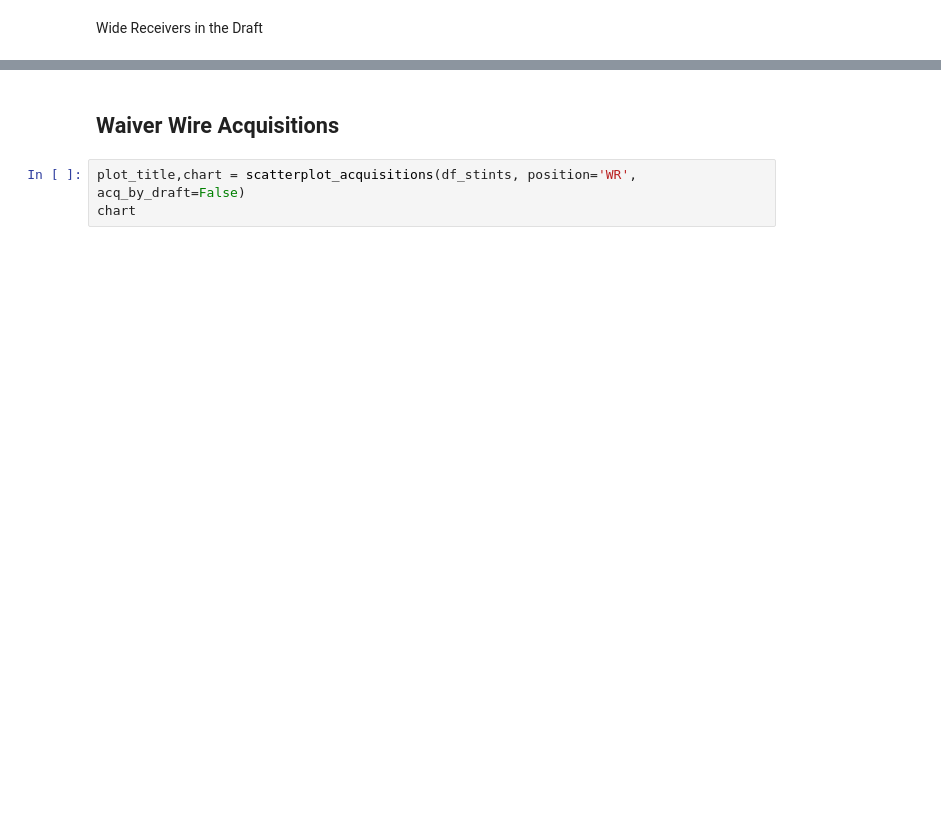
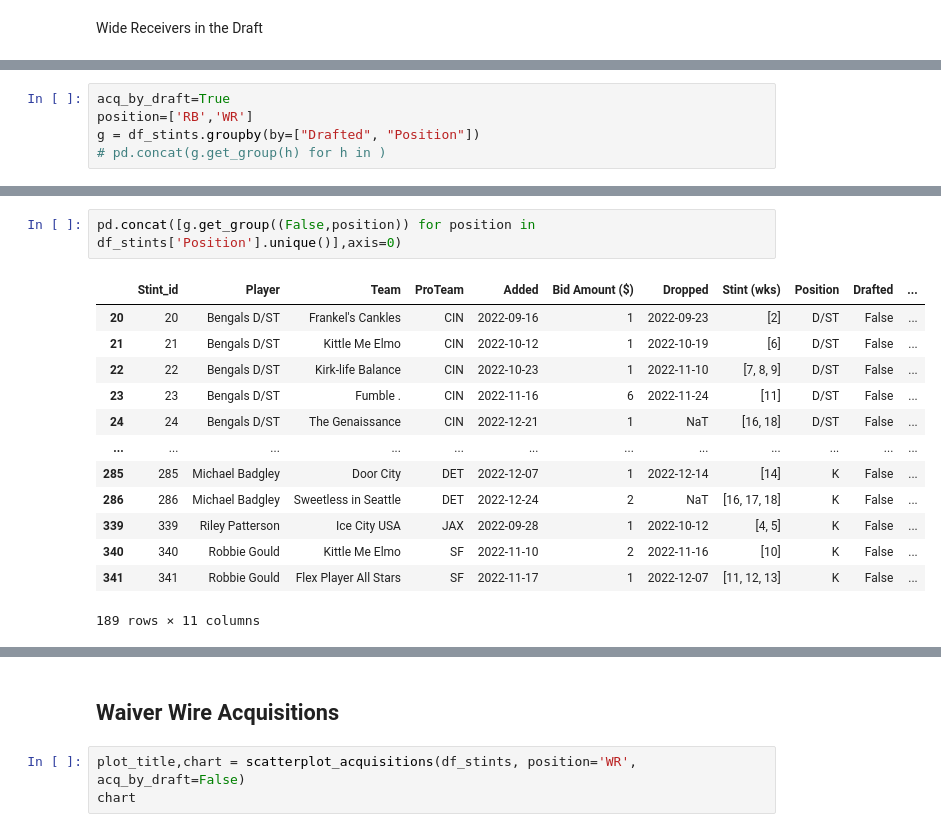
Before and after one commit to jon-cheng/espnff, a Jupyter notebook: notebooks/2023-03-09_FF_nb.ipynb, the cells around one changed output, grey strips where cells are left out. Cells and saved outputs as stored; diff of their text form; blank space fills up the shorter version.

```diff
--- a/notebooks/2023-03-09_FF_nb.ipynb
+++ b/notebooks/2023-03-09_FF_nb.ipynb
@@ -97,0 +195,5 @@ Wide Receivers in the Draft
+# %%
+acq_by_draft=True
+position=['RB','WR']
+g = df_stints.groupby(by=["Drafted", "Position"])
+# pd.concat(g.get_group(h) for h in )
@@ -97,0 +224,16 @@ Wide Receivers in the Draft
+# %%
+pd.concat([g.get_group((False,position)) for position in df_stints['Position'].unique()],axis=0)
+# %% [output]
+|  | Stint_id | Player | Team | ProTeam | Added | Bid Amount ($) | Dropped | Stint (wks) | Position | Drafted | ... |
+| 20 | 20 | Bengals D/ST | Frankel's Cankles | CIN | 2022-09-16 | 1 | 2022-09-23 | [2] | D/ST | False | ... |
+| 21 | 21 | Bengals D/ST | Kittle Me Elmo | CIN | 2022-10-12 | 1 | 2022-10-19 | [6] | D/ST | False | ... |
+| 22 | 22 | Bengals D/ST | Kirk-life Balance | CIN | 2022-10-23 | 1 | 2022-11-10 | [7, 8, 9] | D/ST | False | ... |
+| 23 | 23 | Bengals D/ST | Fumble . | CIN | 2022-11-16 | 6 | 2022-11-24 | [11] | D/ST | False | ... |
+| 24 | 24 | Bengals D/ST | The Genaissance | CIN | 2022-12-21 | 1 | NaT | [16, 18] | D/ST | False | ... |
+| ... | ... | ... | ... | ... | ... | ... | ... | ... | ... | ... | ... |
+| 285 | 285 | Michael Badgley | Door City | DET | 2022-12-07 | 1 | 2022-12-14 | [14] | K | False | ... |
+| 286 | 286 | Michael Badgley | Sweetless in Seattle | DET | 2022-12-24 | 2 | NaT | [16, 17, 18] | K | False | ... |
+| 339 | 339 | Riley Patterson | Ice City USA | JAX | 2022-09-28 | 1 | 2022-10-12 | [4, 5] | K | False | ... |
+| 340 | 340 | Robbie Gould | Kittle Me Elmo | SF | 2022-11-10 | 2 | 2022-11-16 | [10] | K | False | ... |
+| 341 | 341 | Robbie Gould | Flex Player All Stars | SF | 2022-11-17 | 1 | 2022-12-07 | [11, 12, 13] | K | False | ... |
+189 rows × 11 columns
```
Also changed, not shown: parts of 14 cells of this notebook.
